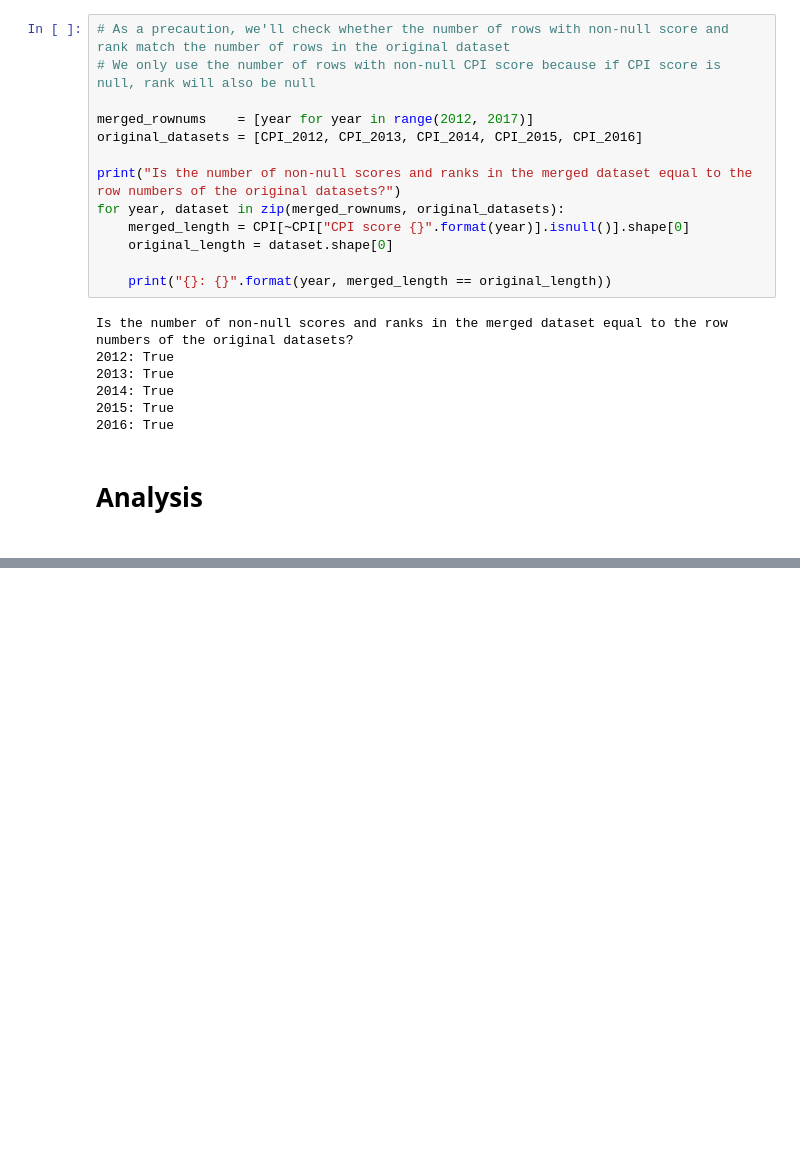
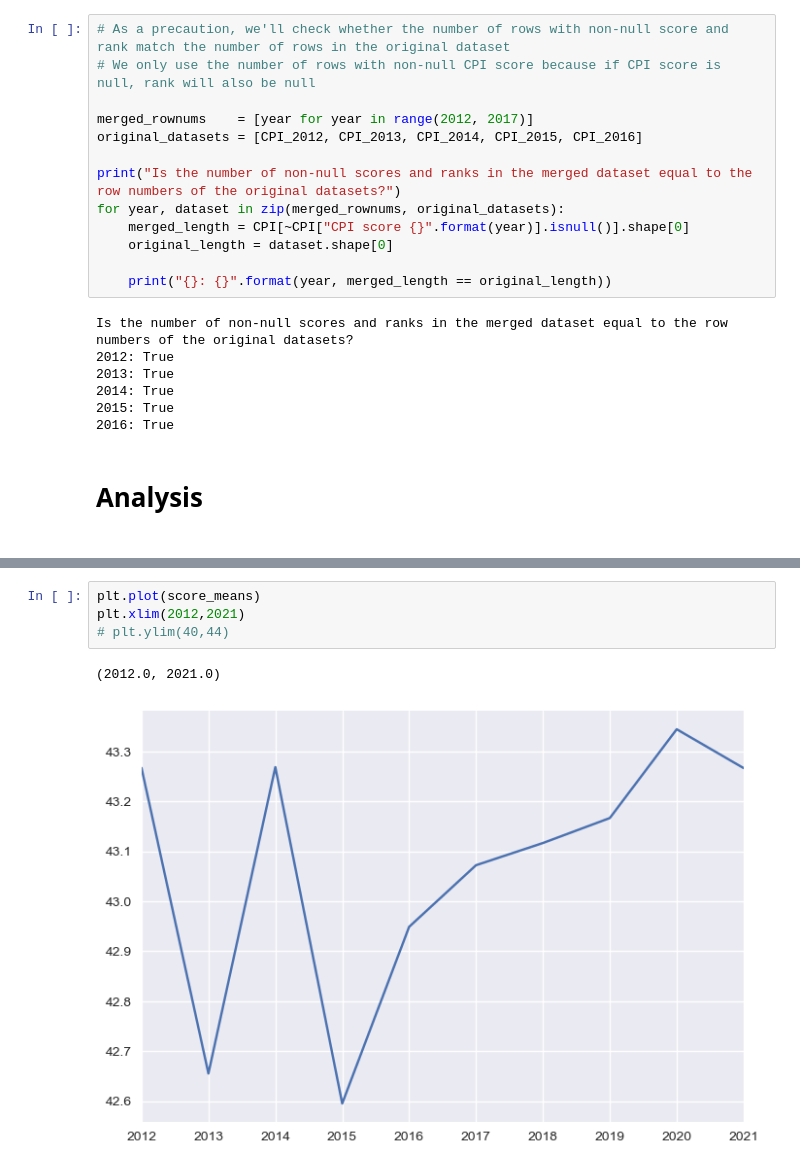
Before and after one commit to wanzulfikri/cpi_analysis, a Jupyter notebook: CPI 2012-2021.ipynb, the cells around one changed output, grey strips where cells are left out. Drawn from its saved outputs; the diff is of its cells as text; blank space fills up the shorter version.

```diff
--- a/CPI 2012-2021.ipynb
+++ b/CPI 2012-2021.ipynb
@@ -1001,0 +849,7 @@ world[world["NAME_EN"].str.match(".*T.*")]
+# %%
+plt.plot(score_means)
+plt.xlim(2012,2021)
+# plt.ylim(40,44)
+# %% [output]
+(2012.0, 2021.0)
+[figure, added]
```
Also changed, not shown: parts of 40 cells of this notebook.
